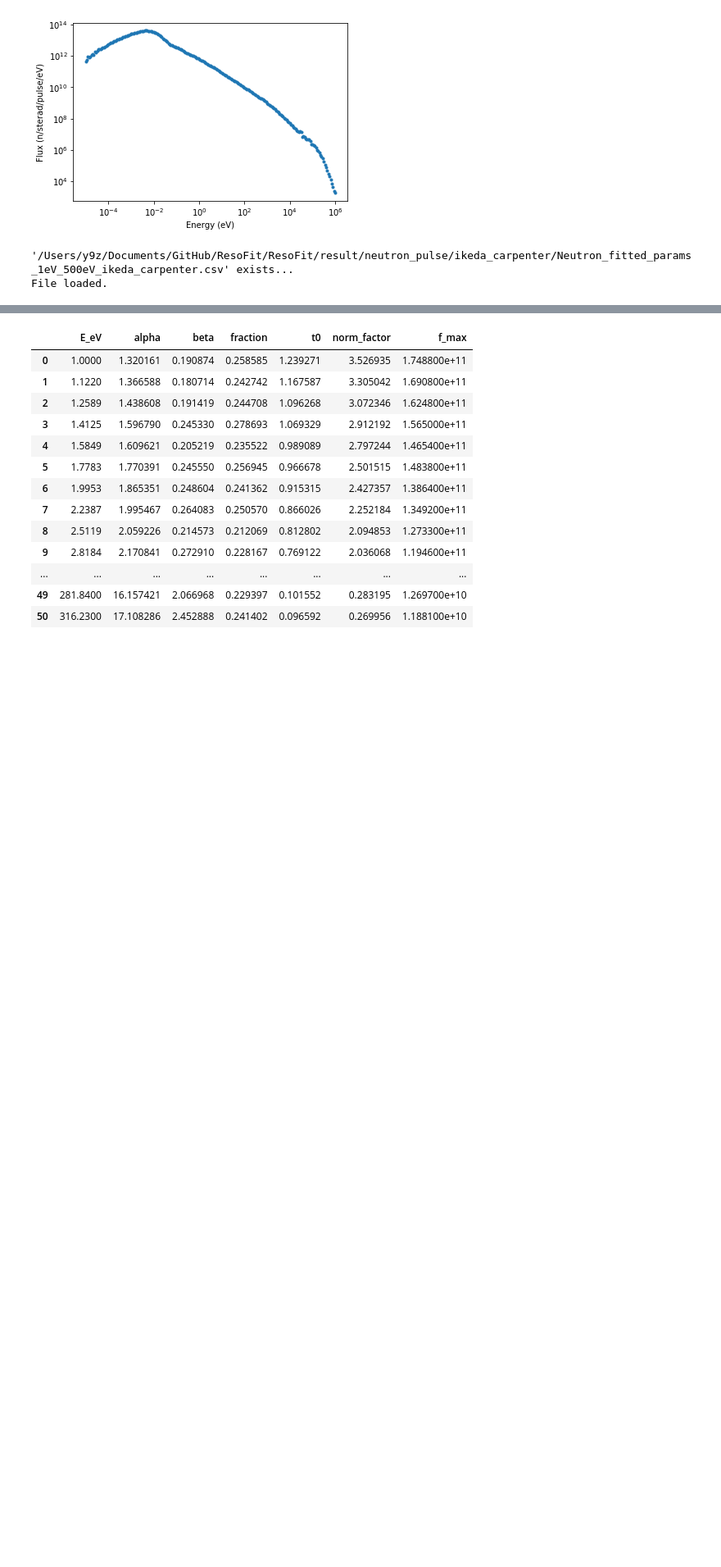
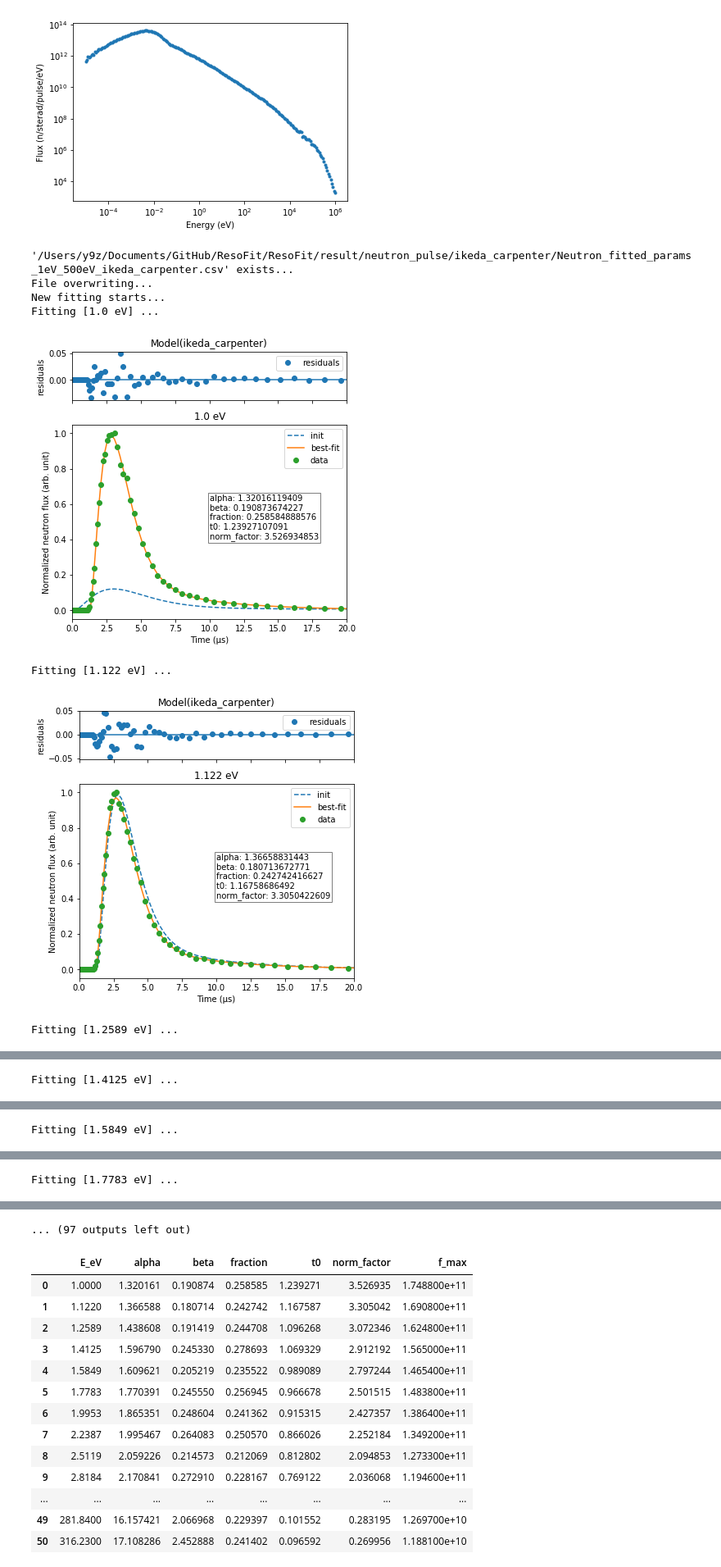
Before and after one commit to ornlneutronimaging/ResoFit, a Jupyter notebook: ResoFit/fit_neutron_pulse_shape_params.ipynb, the cells around one changed output, grey strips where cells are left out. Shown at 82% size. Saved outputs shown, nothing was run; the diff lists cells and outputs as text; code cells hidden in the pictures; blank space fills up the shorter version.

```diff
--- a/ResoFit/fit_neutron_pulse_shape_params.ipynb
+++ b/ResoFit/fit_neutron_pulse_shape_params.ipynb
@@ -26,7 +26,13 @@ neutron_pulse.plot_total()
 # %%
 neutron_pulse.fit_shape(e_min=1, e_max=500,
                         drop=False, norm=True, check_each=True,
-                        save_fig=False, overwrite_csv=False)
+                        save_fig=False, overwrite_csv=True)
 # %% [output]
 '/Users/y9z/Documents/GitHub/ResoFit/ResoFit/result/neutron_pulse/ikeda_carpenter/Neutron_fitted_params_1eV_500eV_ikeda_carpenter.csv' exists...
-File loaded.
+File overwriting...
+New fitting starts...
+Fitting [1.0 eV] ...
+[figure, added]
+Fitting [1.122 eV] ...
+[figure, added]
+Fitting [1.2589 eV] ...
@@ -32,0 +40 @@ File loaded.
+Fitting [1.4125 eV] ...
@@ -32,0 +42 @@ File loaded.
+Fitting [1.5849 eV] ...
@@ -32,0 +44 @@ File loaded.
+Fitting [1.7783 eV] ...
@@ -33,3 +46,4 @@ File loaded.
+... (97 outputs left out)
 # %%
 neutron_pulse.param_df
 # %% [output]
```
Also changed, not shown: parts of 3 cells of this notebook, 2 other files.
